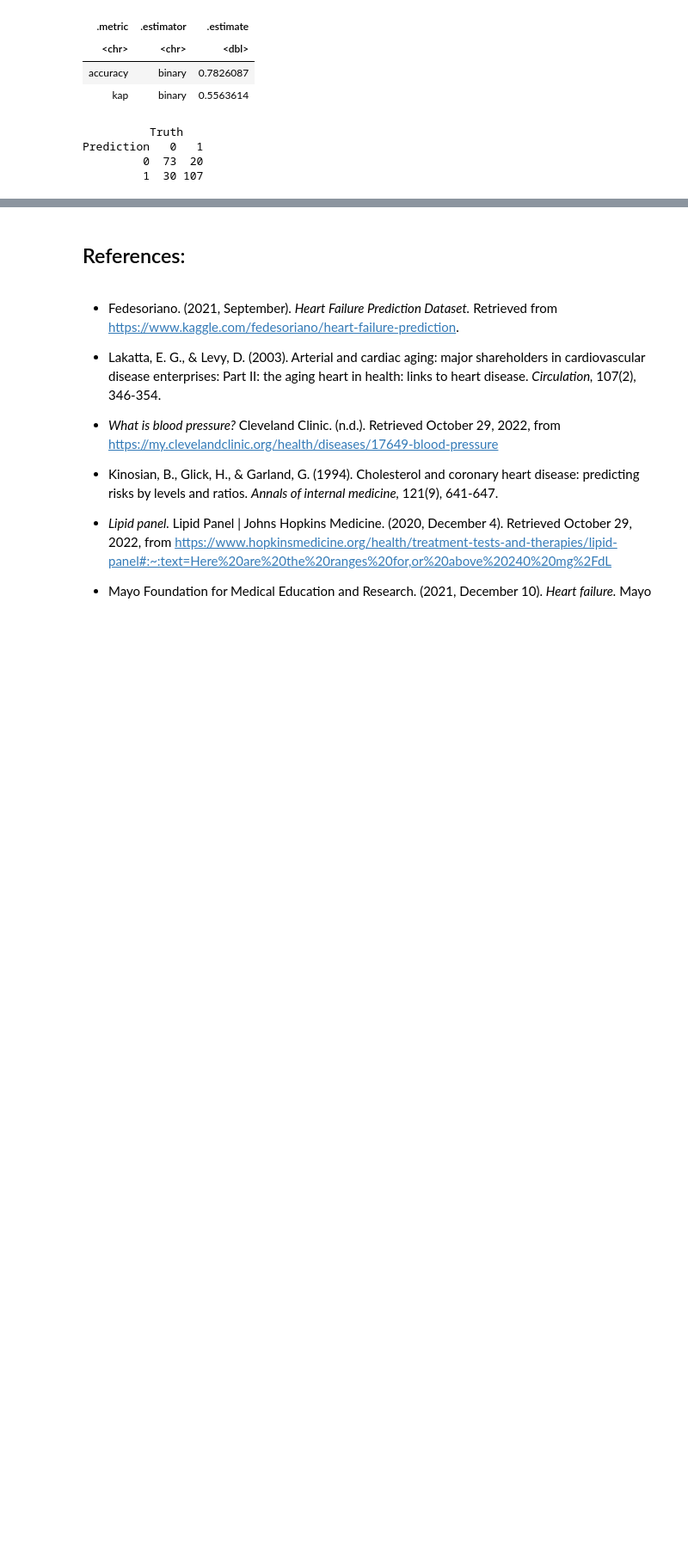
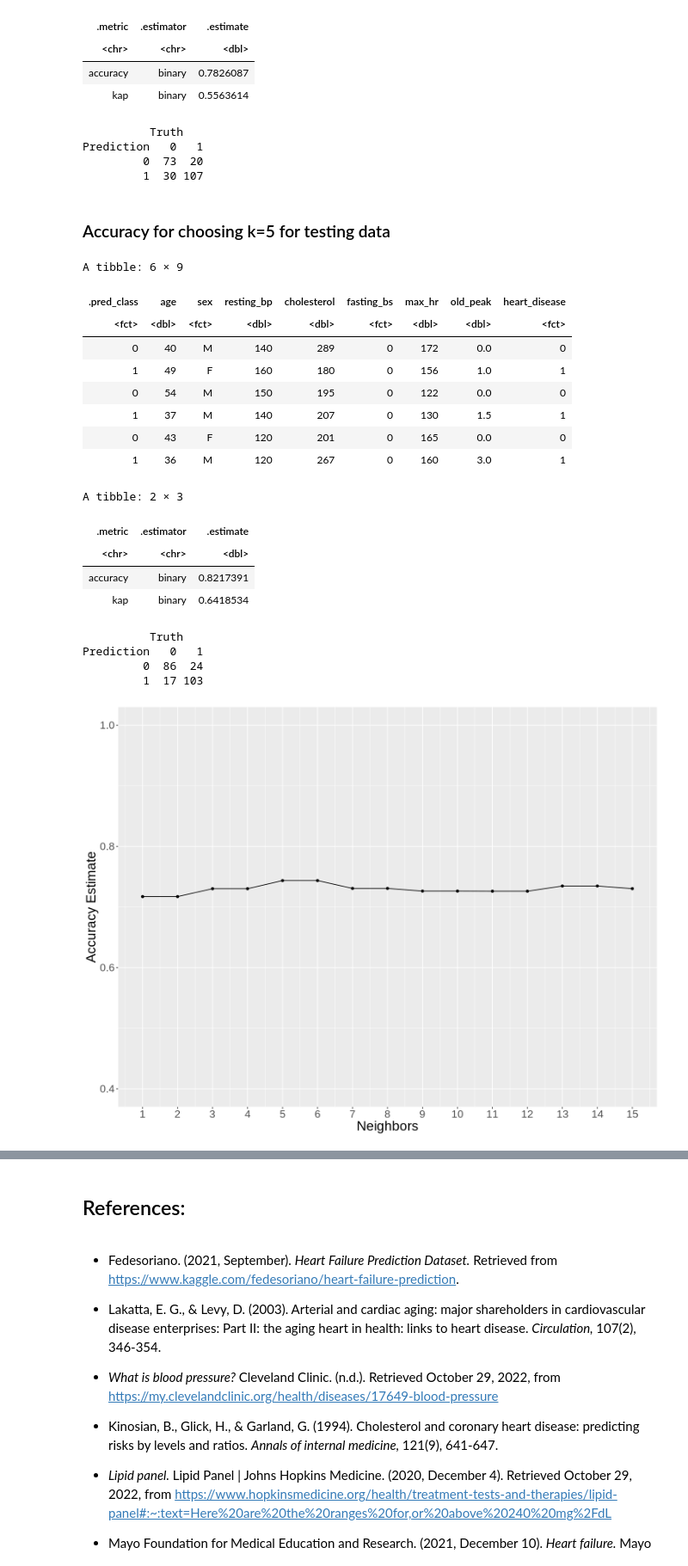
Before and after one commit to sara2815/Heart-Attack-Analysis, a Jupyter notebook: Group-43-Project.ipynb, the cells around one changed output, grey strips where cells are left out. Shown: that part at 86% size. Drawn from its saved outputs; the diff is of its cells as text; code cells hidden in the pictures; blank space fills up the shorter version.

```diff
--- a/Group-43-Project.ipynb
+++ b/Group-43-Project.ipynb
@@ -409,3 +457,60 @@ A tibble: 2 × 3
 Prediction   0   1
          0  73  20
          1  30 107
+# %% [markdown]
+### Accuracy for choosing k=5 for testing data ###
+# %%
+accuracies_test <- knn_results_test |>
+       filter(.metric == "accuracy")
+
+accuracy_versus_k_test <- ggplot(accuracies_test, aes(x = neighbors, y = mean))+
+       geom_point() +
+       geom_line() +
+       labs(x = "Neighbors", y = "Accuracy Estimate")+
+       scale_x_continuous(breaks = seq(0, 30, by = 1)) +
+       scale_y_continuous(limits = c(0.4, 1.0)) +
+       theme(text= element_text (size = 20))
+
+accuracy_versus_k_test
+
+knn_spec <- nearest_neighbor(weight_func = "rectangular",
+                             neighbors = k_value_test) |>
+                             set_engine("kknn") |>
+                             set_mode("classification")
+
+heart_data_fit_test <- workflow() |>
+       add_recipe(heart_recipe) |>
+       add_model(knn_spec) |>
+       fit(data = heart_test)
+
+heart_predictions <- predict(heart_data_fit_test, heart_test) |>
+       bind_cols(heart_test)
+
+heart_metrics <- heart_predictions |>
+         metrics(truth = heart_disease, estimate = .pred_class)
+heart_conf_mat <- heart_predictions |>
+       conf_mat(truth = heart_disease, estimate = .pred_class)
+
+head(heart_predictions)
+heart_metrics
+heart_conf_mat
+# %% [output]
+A tibble: 6 × 9
+| .pred_class | age | sex | resting_bp | cholesterol | fasting_bs | max_hr | old_peak | heart_disease |
+| <fct> | <dbl> | <fct> | <dbl> | <dbl> | <fct> | <dbl> | <dbl> | <fct> |
+| 0 | 40 | M | 140 | 289 | 0 | 172 | 0.0 | 0 |
+| 1 | 49 | F | 160 | 180 | 0 | 156 | 1.0 | 1 |
+| 0 | 54 | M | 150 | 195 | 0 | 122 | 0.0 | 0 |
+| 1 | 37 | M | 140 | 207 | 0 | 130 | 1.5 | 1 |
+| 0 | 43 | F | 120 | 201 | 0 | 165 | 0.0 | 0 |
+| 1 | 36 | M | 120 | 267 | 0 | 160 | 3.0 | 1 |
+A tibble: 2 × 3
+| .metric | .estimator | .estimate |
+| <chr> | <chr> | <dbl> |
+| accuracy | binary | 0.8217391 |
+| kap | binary | 0.6418534 |
+          Truth
+Prediction   0   1
+         0  86  24
+         1  17 103
+[figure, added]
```
Also changed, not shown: parts of 32 cells of this notebook.
